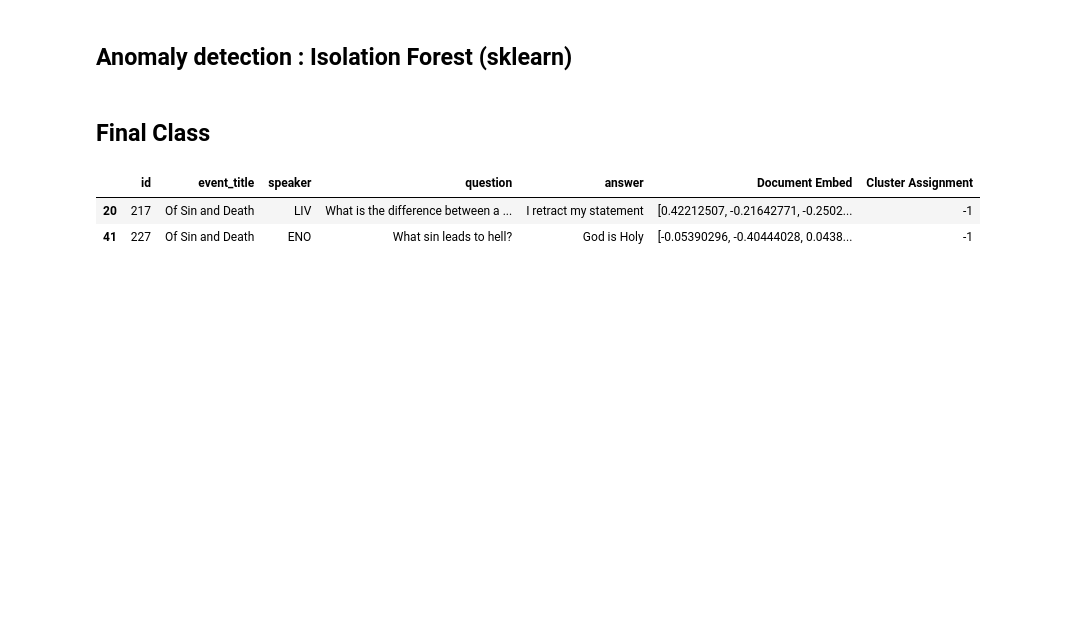
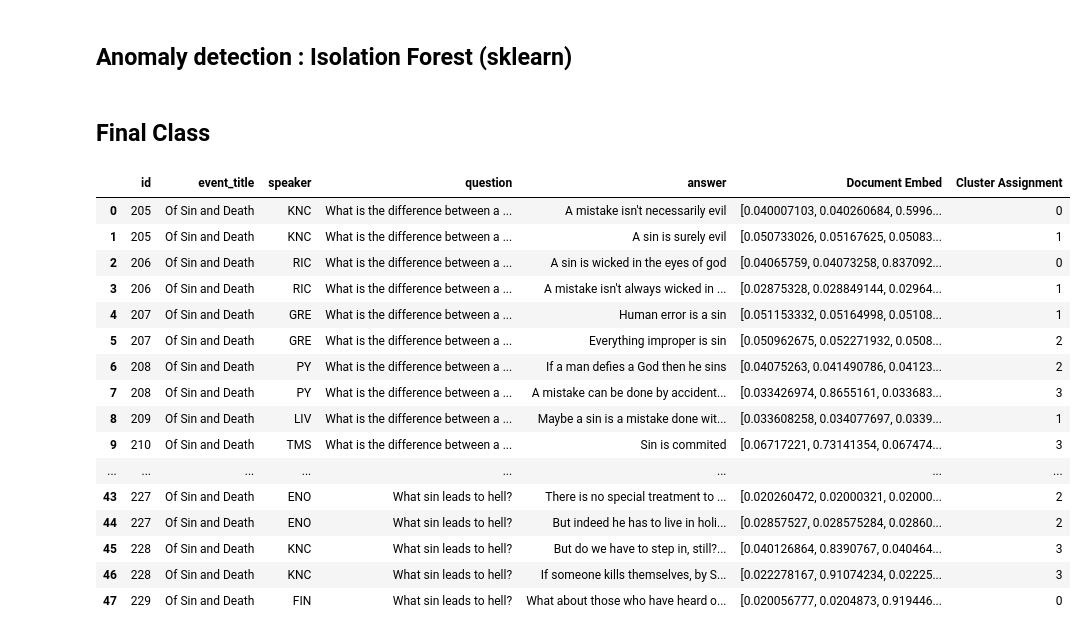
Before and after one commit to peterYudhistira/audio-scribo-comperio-experiments, a Jupyter notebook: Finalized/finalized workflow.ipynb, the cells around one changed output. Saved outputs shown, nothing was run; the diff lists cells and outputs as text; code cells hidden in the pictures; blank space fills up the shorter version.

```diff
--- a/Finalized/finalized workflow.ipynb
+++ b/Finalized/finalized workflow.ipynb
@@ -448,3 +448,31 @@ def ReturnClusters(clusters:list, df:db.pd.DataFrame):
 | 19 | 19 | 249 | Of Choice and Life | YOT | We see from our side that maybe t... | Rape victims, let's not confuse t... | [-0.010766402, 0.0011867925, -0.0... | 0 |
 # %% [markdown]
 <h2>Anomaly detection : LOF
+# %%
+def GetLDADistribution(doclist: list, topics: int = 5, use_tfidf: bool = True):
+    new_corpus = []
+
+    if use_tfidf:
+        for i in range(len(doclist)):
+            doc = [(j, my_matrix[i, j]) for j in my_matrix[i].indices]
+            new_corpus.append(doc)
+            gensim_dict = corpora.Dictionary.from_corpus(new_corpus)
+    else:
+        gensim_dict = corpora.Dictionary(doclist)
+        new_corpus = [gensim_dict.doc2bow(doc) for doc in doclist]
+
+    lda_model = gensim.models.LdaModel(new_corpus, num_topics=topics, id2word=gensim_dict)
+    goofy_ahh_doc_topic_distributions = lda_model[new_corpus]
+
+    docFeatureList = []
+    for doc_topic_dist in goofy_ahh_doc_topic_distributions:
+        featureList = [0.0 for i in range(0, topics)]
+        for topic_dist in doc_topic_dist:
+            featureList[topic_dist[0]] = topic_dist[1]
+        docFeatureList.append(featureList)
+
+    return docFeatureList
+# %%
+thing = GetLDADistribution(docs, 2, False)
+for item in thing:
+    print(item)
@@ -792,6 +875,22 @@ myOutliers, myGoods = ad.GetAnomalies_DBSCAN_Embedding(isWeighted=True, aggregat
-# %%
-myOutliers
-# %% [output]
-|  | id | event_title | speaker | question | answer | Document Embed | Cluster Assignment |
-| 20 | 217 | Of Sin and Death | LIV | What is the difference between a ... | I retract my statement | [0.42212507, -0.21642771, -0.2502... | -1 |
-| 41 | 227 | Of Sin and Death | ENO | What sin leads to hell? | God is Holy | [-0.05390296, -0.40444028, 0.0438... | -1 |
+# %%
+myOutliers, myGoods = ad.GetAnomalies_DBSCAN_LDA(False, topics=5, epsilon=0.6, minsamp=2)
+# %%
+myGoods
+# %% [output]
+|  | id | event_title | speaker | question | answer | Document Embed | Cluster Assignment |
+| 0 | 205 | Of Sin and Death | KNC | What is the difference between a ... | A mistake isn't necessarily evil | [0.040007103, 0.040260684, 0.5996... | 0 |
+| 1 | 205 | Of Sin and Death | KNC | What is the difference between a ... | A sin is surely evil | [0.050733026, 0.05167625, 0.05083... | 1 |
+| 2 | 206 | Of Sin and Death | RIC | What is the difference between a ... | A sin is wicked in the eyes of god | [0.04065759, 0.04073258, 0.837092... | 0 |
+| 3 | 206 | Of Sin and Death | RIC | What is the difference between a ... | A mistake isn't always wicked in ... | [0.02875328, 0.028849144, 0.02964... | 1 |
+| 4 | 207 | Of Sin and Death | GRE | What is the difference between a ... | Human error is a sin | [0.051153332, 0.05164998, 0.05108... | 1 |
+| 5 | 207 | Of Sin and Death | GRE | What is the difference between a ... | Everything improper is sin | [0.050962675, 0.052271932, 0.0508... | 2 |
+| 6 | 208 | Of Sin and Death | PY | What is the difference between a ... | If a man defies a God then he sins | [0.04075263, 0.041490786, 0.04123... | 2 |
+| 7 | 208 | Of Sin and Death | PY | What is the difference between a ... | A mistake can be done by accident... | [0.033426974, 0.8655161, 0.033683... | 3 |
+| 8 | 209 | Of Sin and Death | LIV | What is the difference between a ... | Maybe a sin is a mistake done wit... | [0.033608258, 0.034077697, 0.0339... | 1 |
+| 9 | 210 | Of Sin and Death | TMS | What is the difference between a ... | Sin is commited | [0.06717221, 0.73141354, 0.067474... | 3 |
+| ... | ... | ... | ... | ... | ... | ... | ... |
+| 43 | 227 | Of Sin and Death | ENO | What sin leads to hell? | There is no special treatment to ... | [0.020260472, 0.02000321, 0.02000... | 2 |
+| 44 | 227 | Of Sin and Death | ENO | What sin leads to hell? | But indeed he has to live in holi... | [0.02857527, 0.028575284, 0.02860... | 2 |
+| 45 | 228 | Of Sin and Death | KNC | What sin leads to hell? | But do we have to step in, still?... | [0.040126864, 0.8390767, 0.040464... | 3 |
+| 46 | 228 | Of Sin and Death | KNC | What sin leads to hell? | If someone kills themselves, by S... | [0.022278167, 0.91074234, 0.02225... | 3 |
+| 47 | 229 | Of Sin and Death | FIN | What sin leads to hell? | What about those who have heard o... | [0.020056777, 0.0204873, 0.919446... | 0 |
```
Also changed, not shown: parts of 3 cells of this notebook.
